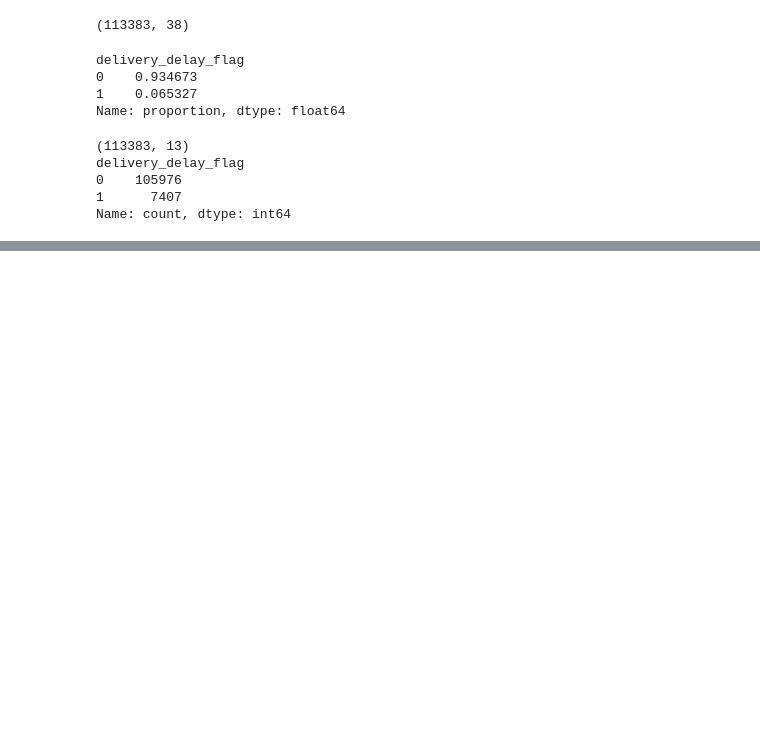
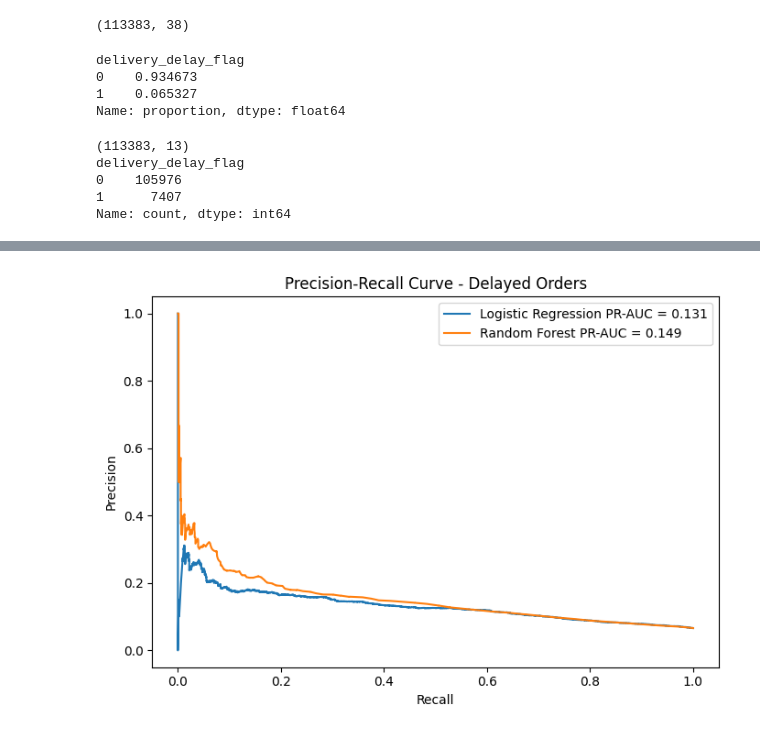
Before and after one commit to shambhavishanbhag1910/E-Commerce-Customer-Intelligence-Platform-using-Machine-Learning-and-MLOps, a Jupyter notebook: notebooks/01_baseline_delay_prediction.ipynb, the cells around one changed output, grey strips where cells are left out. Cells and saved outputs as stored; diff of their text form; code cells hidden in the pictures; blank space fills up the shorter version.

```diff
--- a/notebooks/01_baseline_delay_prediction.ipynb
+++ b/notebooks/01_baseline_delay_prediction.ipynb
@@ -335,0 +484,21 @@ Random Forest PR-AUC: 0.3503266771724514
+# %%
+#Precision- Recall curve
+plt.figure(figsize=(7, 5))
+
+for model_name, model in models.items():
+    y_prob = model.predict_proba(X_test)[:, 1]
+
+    precision, recall, thresholds = precision_recall_curve(y_test, y_prob)
+    pr_auc = average_precision_score(y_test, y_prob)
+
+    plt.plot(recall, precision, label=f"{model_name} PR-AUC = {pr_auc:.3f}")
+
+plt.title("Precision-Recall Curve - Delayed Orders")
+plt.xlabel("Recall")
+plt.ylabel("Precision")
+plt.legend()
+plt.tight_layout()
+plt.savefig("reports/figures/precision_recall_curve.png", dpi=300)
+plt.show()
+# %% [output]
+[figure, added]
```
Also changed, not shown: parts of 18 cells of this notebook, 15 other files.
